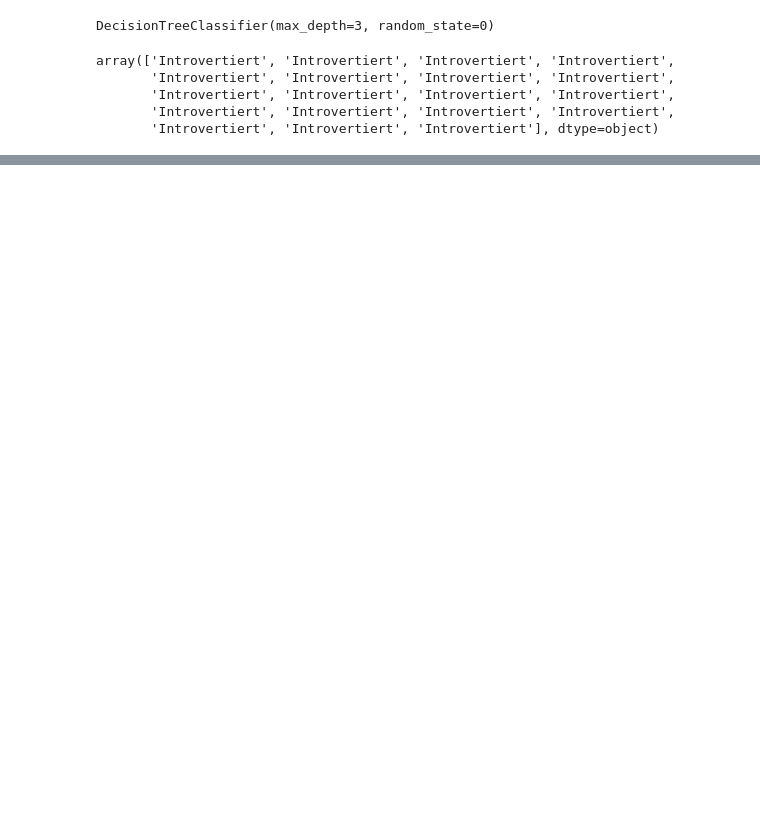
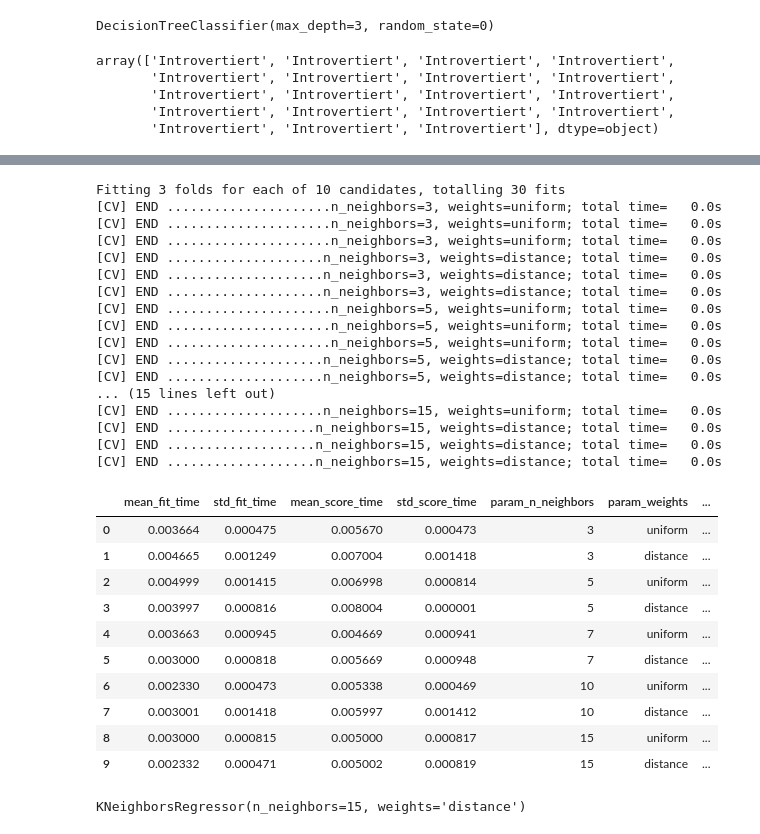
Before and after one commit to JulianCatnip/StudentMatcher, a Jupyter notebook: 05_MachineLearning.ipynb, the cells around one changed output, grey strips where cells are left out. Saved outputs shown, nothing was run; the diff lists cells and outputs as text; code cells hidden in the pictures; blank space fills up the shorter version.

```diff
--- a/05_MachineLearning.ipynb
+++ b/05_MachineLearning.ipynb
@@ -198,0 +398,13 @@ Index(['Alter', 'Sportlichkeit', 'Gesunde_Ernaehrung', 'Essen_gehen', 'Kochen',
+# %%
+# newly instantiated
+data_num = data.select_dtypes(include='number') # Nur Feature mit Zahlenwerten verwenden
+
+
+mask_age = (data_num['Alter'] < 31) & (data_num['Alter'] > 19)
+data_num = data_num[mask_age]
+print(data_num['Alter'].describe())
+
+X_reg = data_num.copy().drop(["Alter"], axis=1)
+y_reg = data_num["Alter"]
+
+X_reg.shape, y_reg.shape
@@ -198,0 +422,53 @@ Index(['Alter', 'Sportlichkeit', 'Gesunde_Ernaehrung', 'Essen_gehen', 'Kochen',
+# %%
+#Grid Search for best hyperparameters
+
+kneighbor_model = KNeighborsRegressor()
+grid = GridSearchCV(estimator=kneighbor_model,
+                   param_grid={
+                       'n_neighbors': [3, 5, 7, 10, 15],
+                       'weights': ['uniform', 'distance']
+                   },
+                   scoring={"MAE": make_scorer(mean_absolute_error,
+                                              greater_is_better=False)},
+                   cv=3,
+                    refit="MAE",
+                   verbose=2)
+
+scaler = StandardScaler().fit(X_reg)
+X_train_scaled = pd.DataFrame(scaler.transform(X_reg), columns=X_reg.columns)
+
+grid.fit(X_train_scaled, y_reg)
+pd.DataFrame(grid.cv_results_)
+# %% [output]
+Fitting 3 folds for each of 10 candidates, totalling 30 fits
+[CV] END .....................n_neighbors=3, weights=uniform; total time=   0.0s
+[CV] END .....................n_neighbors=3, weights=uniform; total time=   0.0s
+[CV] END .....................n_neighbors=3, weights=uniform; total time=   0.0s
+[CV] END ....................n_neighbors=3, weights=distance; total time=   0.0s
+[CV] END ....................n_neighbors=3, weights=distance; total time=   0.0s
+[CV] END ....................n_neighbors=3, weights=distance; total time=   0.0s
+[CV] END .....................n_neighbors=5, weights=uniform; total time=   0.0s
+[CV] END .....................n_neighbors=5, weights=uniform; total time=   0.0s
+[CV] END .....................n_neighbors=5, weights=uniform; total time=   0.0s
+[CV] END ....................n_neighbors=5, weights=distance; total time=   0.0s
+[CV] END ....................n_neighbors=5, weights=distance; total time=   0.0s
+... (15 lines left out)
+[CV] END ....................n_neighbors=15, weights=uniform; total time=   0.0s
+[CV] END ...................n_neighbors=15, weights=distance; total time=   0.0s
+[CV] END ...................n_neighbors=15, weights=distance; total time=   0.0s
+[CV] END ...................n_neighbors=15, weights=distance; total time=   0.0s
+|  | mean_fit_time | std_fit_time | mean_score_time | std_score_time | param_n_neighbors | param_weights | ... |
+| 0 | 0.003664 | 0.000475 | 0.005670 | 0.000473 | 3 | uniform | ... |
+| 1 | 0.004665 | 0.001249 | 0.007004 | 0.001418 | 3 | distance | ... |
+| 2 | 0.004999 | 0.001415 | 0.006998 | 0.000814 | 5 | uniform | ... |
+| 3 | 0.003997 | 0.000816 | 0.008004 | 0.000001 | 5 | distance | ... |
+| 4 | 0.003663 | 0.000945 | 0.004669 | 0.000941 | 7 | uniform | ... |
+| 5 | 0.003000 | 0.000818 | 0.005669 | 0.000948 | 7 | distance | ... |
+| 6 | 0.002330 | 0.000473 | 0.005338 | 0.000469 | 10 | uniform | ... |
+| 7 | 0.003001 | 0.001418 | 0.005997 | 0.001412 | 10 | distance | ... |
+| 8 | 0.003000 | 0.000815 | 0.005000 | 0.000817 | 15 | uniform | ... |
+| 9 | 0.002332 | 0.000471 | 0.005002 | 0.000819 | 15 | distance | ... |
+# %%
+grid.best_estimator_ # 5 neighbors, distance
+# %% [output]
+KNeighborsRegressor(n_neighbors=15, weights='distance')
```
Also changed, not shown: parts of 26 cells of this notebook.
